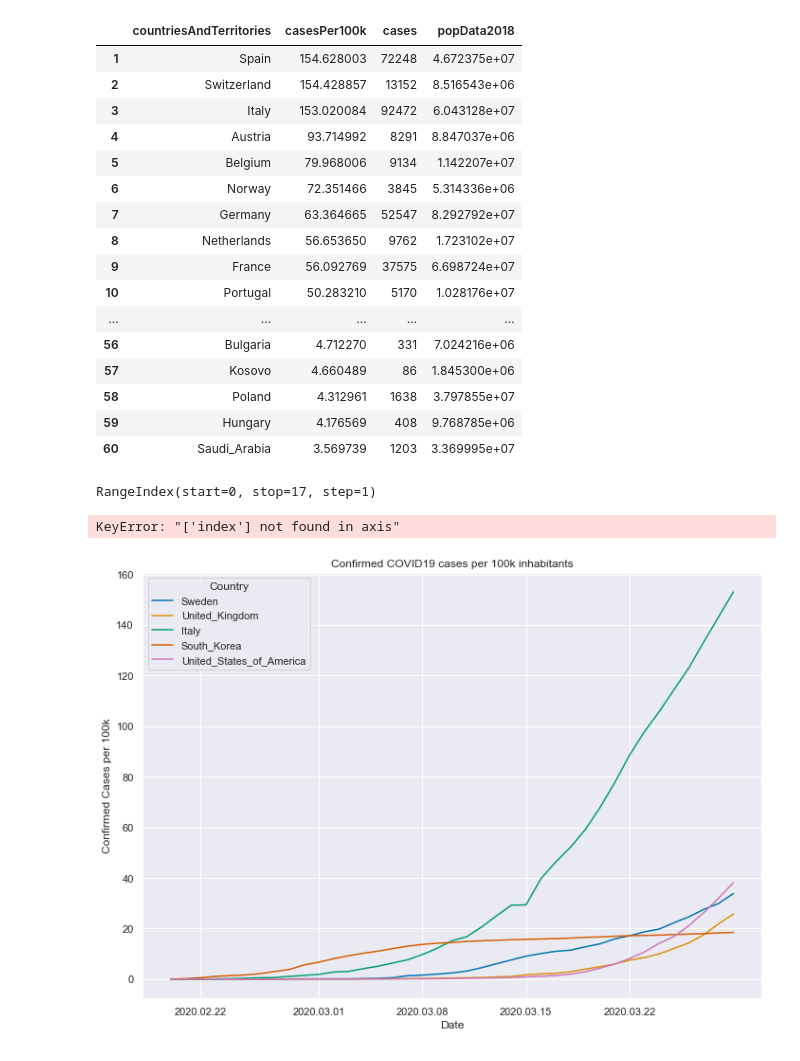
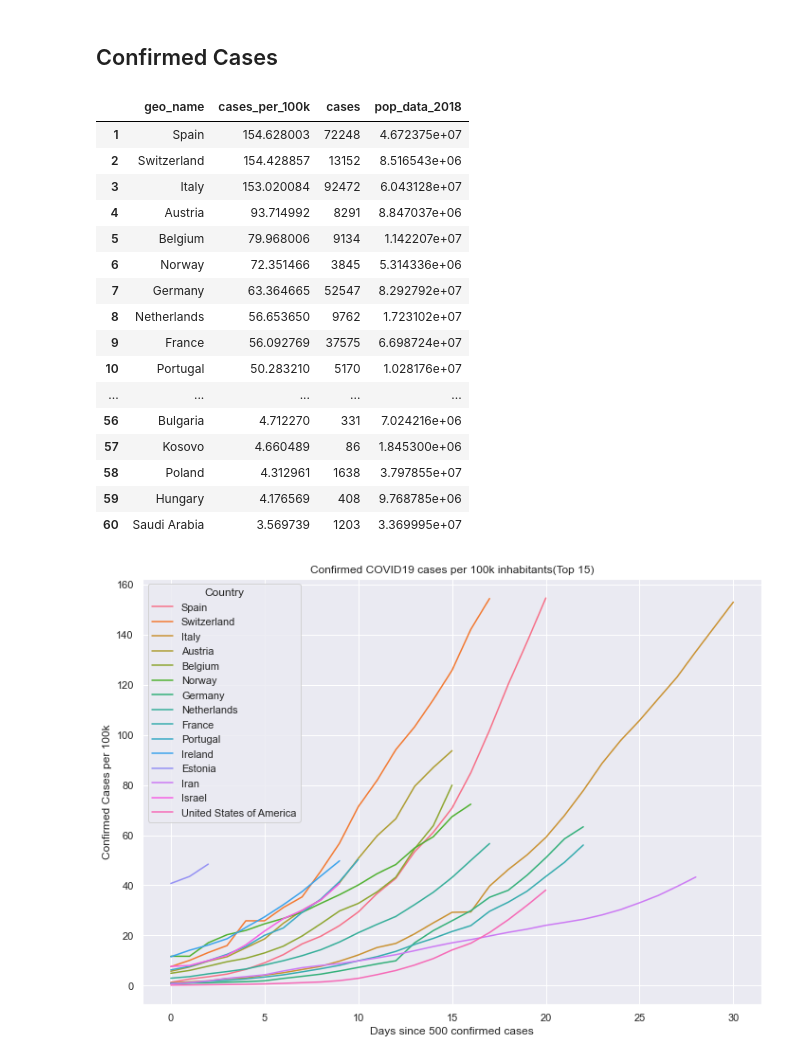
Before and after one commit to k0nserv/covid19, a Jupyter notebook: Per Country Analysis.ipynb, the cells around one changed output. Cells and saved outputs as stored; diff of their text form; code cells hidden in the pictures.

```diff
--- a/Per Country Analysis.ipynb
+++ b/Per Country Analysis.ipynb
@@ -40,10 +69,11 @@ def rank_index(df):
 
     return new_df.drop(columns=['index'])
 # %%
-aggregated = df.groupby(['geoId', 'popData2018', 'countriesAndTerritories'], as_index=False)['cases'].sum()
+aggregated = df.groupby(['geo_id', 'pop_data_2018', 'geo_name'], as_index=False)[['cases', 'deaths']].sum()
 
-aggregated['casesPer100k'] = aggregated['cases'] / (aggregated['popData2018'] / 10 ** 5)
-aggregated = aggregated.sort_values(by=['casesPer100k'], ascending=False)
+aggregated['cases_per_100k'] = aggregated['cases'] / (aggregated['pop_data_2018'] / 10 ** 5)
+aggregated['deaths_per_100k'] = aggregated['deaths'] / (aggregated['pop_data_2018'] / 10 ** 5)
+aggregated = aggregated.sort_values(by=['cases_per_100k'], ascending=False)
 aggregated = rank_index(aggregated)
 
 aggregated
@@ -64,12 +115,14 @@ aggregated
+# %% [markdown]
+## Confirmed Cases
 # %%
 # Only consider countries with at least 1m citizens
-larger_countries = aggregated[aggregated['popData2018'] >= 10 ** 6]
-larger_countries = larger_countries.sort_values(by=['casesPer100k'], ascending=False)
-larger_countries = rank_index(larger_countries)
+larger_countries_cases_per_100k = aggregated[aggregated['pop_data_2018'] >= 10 ** 6]
+larger_countries_cases_per_100k = larger_countries_cases_per_100k.sort_values(by=['cases_per_100k'], ascending=False)
+larger_countries_cases_per_100k = rank_index(larger_countries_cases_per_100k)
 
-larger_countries[['countriesAndTerritories', 'casesPer100k', 'cases', 'popData2018']].head(60)
+larger_countries_cases_per_100k[['geo_name', 'cases_per_100k', 'cases', 'pop_data_2018']].head(60)
 # %% [output]
-|  | countriesAndTerritories | casesPer100k | cases | popData2018 |
+|  | geo_name | cases_per_100k | cases | pop_data_2018 |
 | 1 | Spain | 154.628003 | 72248 | 4.672375e+07 |
 | 2 | Switzerland | 154.428857 | 13152 | 8.516543e+06 |
 | 3 | Italy | 153.020084 | 92472 | 6.043128e+07 |
@@ -85,41 +138,24 @@ larger_countries[['countriesAndTerritories', 'casesPer100k', 'cases', 'popData20
 | 57 | Kosovo | 4.660489 | 86 | 1.845300e+06 |
 | 58 | Poland | 4.312961 | 1638 | 3.797855e+07 |
 | 59 | Hungary | 4.176569 | 408 | 9.768785e+06 |
-| 60 | Saudi_Arabia | 3.569739 | 1203 | 3.369995e+07 |
+| 60 | Saudi Arabia | 3.569739 | 1203 | 3.369995e+07 |
-# %%
-def cases_per_100k_over_time(country_code, df, since=np.datetime64('2020-02-20')):
-    cdf = df.loc[df.index >= since]
-    cdf = cdf[(cdf['geoId'] == country_code)]
-    cdf = cdf.sort_index(ascending=True)
-    cdf['cum_cases'] = cdf['cases'].cumsum()
-    cdf['casesPer100k'] = cdf['cum_cases'] / (cdf['popData2018'] / 10 ** 5)
-
-    cdf = cdf[cdf['cum_cases'] > 500]
-    cdf = rank_index(cdf)
-
-    return cdf
-# %%
-countries = ['SE', 'UK', 'IT', 'KR', 'US']
-frames = [cases_per_100k_over_time(country, df) for country in countries]
-plot_df = pd.concat(frames)
-# %% [output]
-RangeIndex(start=0, stop=17, step=1)
-KeyError: "['index'] not found in axis"
 # %%
+countries = larger_countries_cases_per_100k['geo_id'].head(15)
+frames = [cases_per_100k_over_time(country, df) for country in countries]
+plot_df = pd.concat(frames)
+
 ax = sns.lineplot(
     x=plot_df.index,
-    y='casesPer100k',
-    hue='countriesAndTerritories',
+    y='cases_per_100k',
+    hue='geo_name',
     legend='full',
     data=plot_df
 )
-ax.set(title='Confirmed COVID19 cases per 100k inhabitants')
-ax.set(xlabel='Date')
+ax.set(title='Confirmed COVID19 cases per 100k inhabitants(Top 15)')
+ax.set(xlabel='Days since 500 confirmed cases')
 ax.set(ylabel='Confirmed Cases per 100k')
-ax.xaxis.set_major_locator(mdates.AutoDateLocator())
-ax.xaxis.set_major_formatter(mdates.DateFormatter('%Y.%m.%d'))
 labels = ax.get_legend().get_texts()
-ax.legend(title='Country', loc='upper left', labels=[label.get_text() for label in labels[1:]])
+ax.legend(title='Country', loc='best', labels=[label.get_text() for label in labels[1:]])
 plt.show()
 # %% [output]
-[figure, old version]
+[figure, new version]
```
Also changed, not shown: parts of 10 cells of this notebook.
